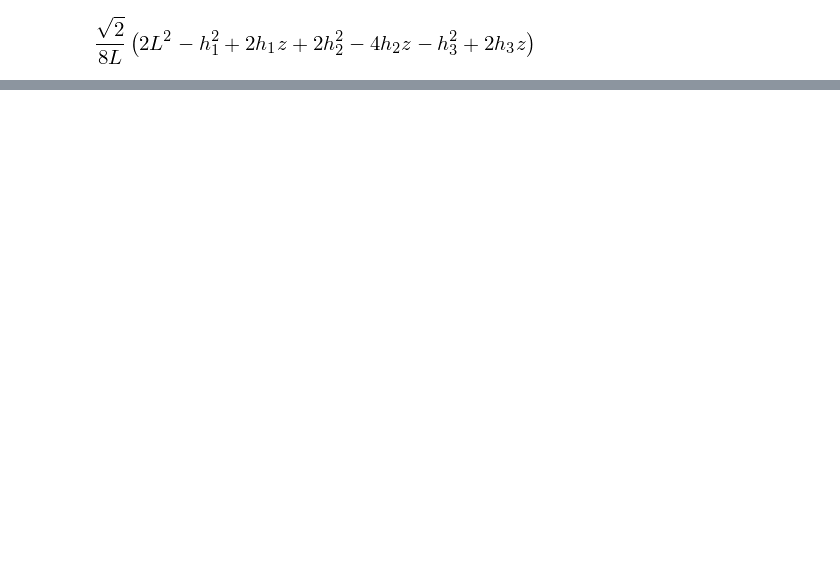
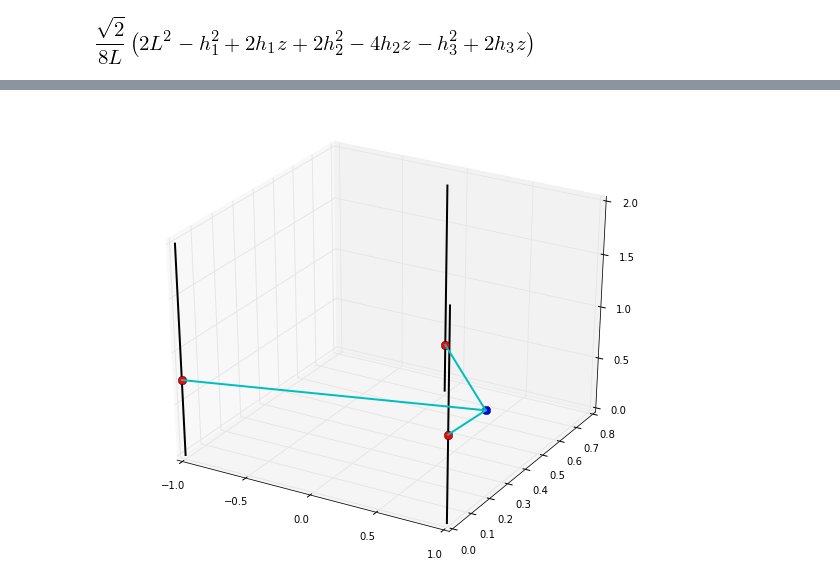
Before and after one commit to nicoguaro/notebooks_examples, a Jupyter notebook: Delta_3D_printer.ipynb, the cells around one changed output, grey strips where cells are left out. Cells and saved outputs as stored; diff of their text form; code cells hidden in the pictures; blank space fills up the shorter version.

```diff
--- a/Delta_3D_printer.ipynb
+++ b/Delta_3D_printer.ipynb
@@ -58,0 +85,43 @@ x_sol
+# %%
+h1_num = lambdify((x, y, z, L), h1_sol, "numpy")
+h2_num = lambdify((x, y, z, L), h2_sol, "numpy")
+h3_num = lambdify((x, y, z, L), h3_sol, "numpy")
+# %%
+theta = np.linspace(0, 2*np.pi, 100)
+x_vec = 0.5*np.cos(theta)
+y_vec = 0.5*np.sin(theta) + np.sqrt(2)/4
+# %%
+h1_vec = h1_num(x_vec, y_vec, 0, 0.2)
+h2_vec = h2_num(x_vec, y_vec, 0, 0.2)
+h3_vec = h3_num(x_vec, y_vec, 0, 0.2)
+# %%
+%matplotlib inline
+fig = plt.figure(figsize=(10,8))
+ax = fig.gca(projection='3d')
+
+
+def plot_elements(L, h1, h2, h3, x, y, z):
+    # Plot triangles
+    ax.plot([-L, -L], [0, 0], [0, 2], 'k', lw=2)
+    ax.plot([L, L], [0, 0], [0, 2], 'k', lw=2)
+    ax.plot([0, 0], [np.sqrt(2)/2*L, np.sqrt(2)/2*L], [0, 2], 'k', lw=2)
+
+    # Plot sliders
+    ax.plot([-L], [0], [h1], 'or', ms=8)
+    ax.plot([L], [0], [h2], 'or', ms=8)
+    ax.plot([0], [np.sqrt(2)/2*L], [h3], 'or', ms=8)
+
+    # Plot table
+    ax.plot([x], [y], [z], 'ob', ms=8)
+
+    # Plot bars
+    ax.plot([-L, x], [0, y], [h1, z], 'c', lw=2)
+    ax.plot([L, x], [0, y], [h2, z], 'c', lw=2)
+    ax.plot([0, x], [np.sqrt(2)/2*L, y], [h3, z], 'c', lw=2)
+
+
+plot_elements(1, h1_vec[10], h2_vec[10], h3_vec[10], x_vec[10], y_vec[10], 0)
+ax.auto_scale_xyz([-1, 1], [0, np.sqrt(2)/2], [0, 2])
+plt.show()
+# %% [output]
+[figure, added]
```
Also changed, not shown: parts of 14 cells of this notebook.
